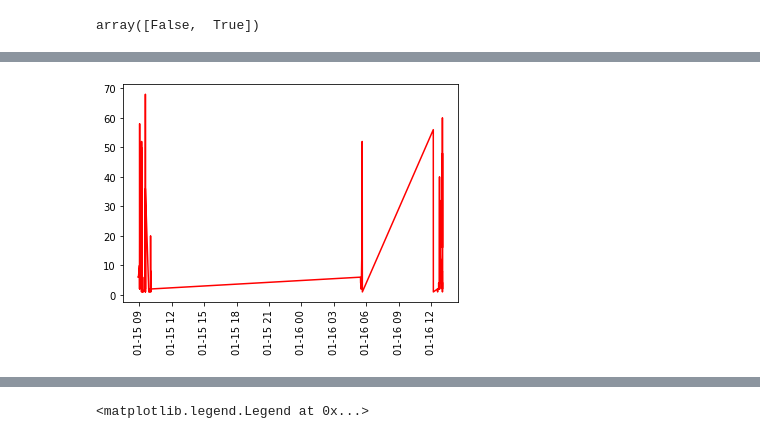
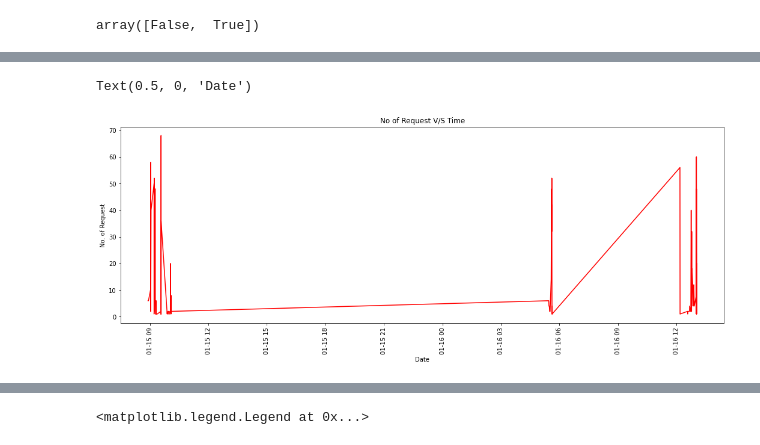
Before and after one commit to cdaman123/jupyter, a Jupyter notebook: Log_analysis/Exploring Log File-Time Series.ipynb, the cells around one changed output, grey strips where cells are left out. Drawn from its saved outputs; the diff is of its cells as text; code cells hidden in the pictures.

```diff
--- a/Log_analysis/Exploring Log File-Time Series.ipynb
+++ b/Log_analysis/Exploring Log File-Time Series.ipynb
@@ -62,10 +62,15 @@ import matplotlib.pyplot as plt
 # %%
 df['date'] = pd.to_datetime(df['date'], format = '%d/%b/%Y:%H:%M:%S')
 # %%
+plt.figure(figsize = (18,6))
 plt.plot_date(df.date.unique(),df.date.value_counts(sort = False) ,fmt = 'r-')
 plt.xticks( rotation='vertical');
+plt.title("No of Request V/S Time")
+plt.ylabel("No. of Request")
+plt.xlabel("Date")
 # %% [output]
+Text(0.5, 0, 'Date')
-[figure, old version]
+[figure, new version]
 # %%
 import plotly.express as px
 fig = px.line( x=df.date.unique(), y=df.date.value_counts(sort = False))
```
Also changed, not shown: parts of 1 cell of this notebook.
